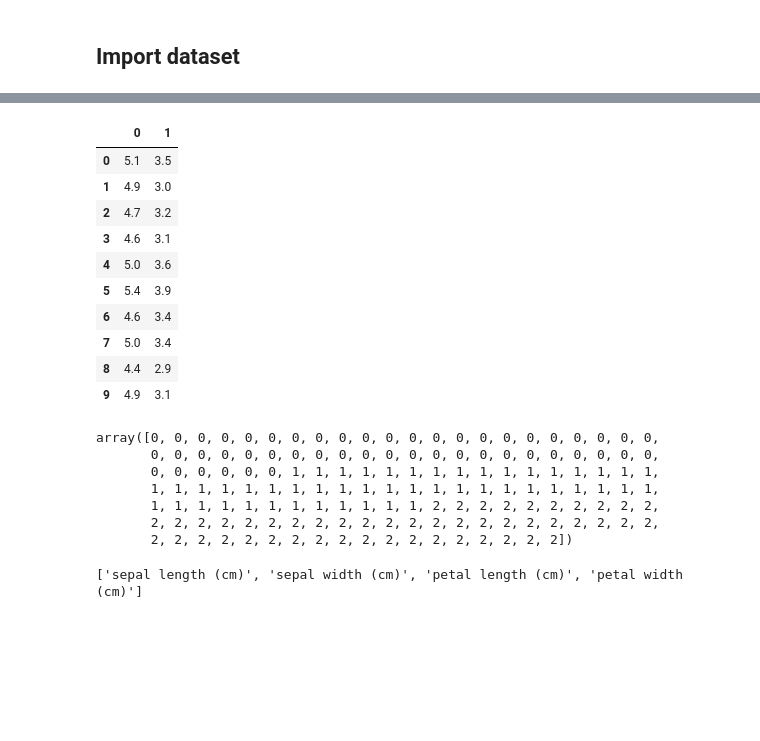
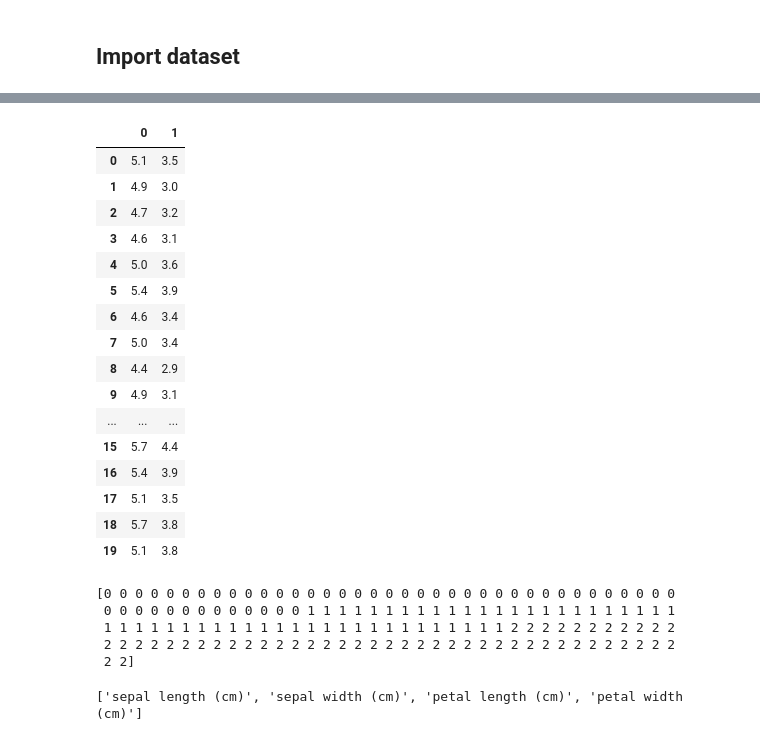
Before and after one commit to MahdiMashayekhi-AI/Machine-Learning-Projects, a Jupyter notebook: Iris-Classification-Project/Iris_Classification_Project.ipynb, the cells around one changed output, grey strips where cells are left out. Saved outputs shown, nothing was run; the diff lists cells and outputs as text; code cells hidden in the pictures; blank space fills up the shorter version.

```diff
--- a/Iris-Classification-Project/Iris_Classification_Project.ipynb
+++ b/Iris-Classification-Project/Iris_Classification_Project.ipynb
@@ -17,27 +51,31 @@ y = dataset.target
 # %%
-pd.DataFrame(X).head(10)
+pd.DataFrame(X).head(20)
 # %% [output]
 |  | 0 | 1 |
 | 0 | 5.1 | 3.5 |
 | 1 | 4.9 | 3.0 |
 | 2 | 4.7 | 3.2 |
 | 3 | 4.6 | 3.1 |
 | 4 | 5.0 | 3.6 |
 | 5 | 5.4 | 3.9 |
 | 6 | 4.6 | 3.4 |
 | 7 | 5.0 | 3.4 |
 | 8 | 4.4 | 2.9 |
 | 9 | 4.9 | 3.1 |
+| ... | ... | ... |
+| 15 | 5.7 | 4.4 |
+| 16 | 5.4 | 3.9 |
+| 17 | 5.1 | 3.5 |
+| 18 | 5.7 | 3.8 |
+| 19 | 5.1 | 3.8 |
-# %%
-y
-# %% [output]
-array([0, 0, 0, 0, 0, 0, 0, 0, 0, 0, 0, 0, 0, 0, 0, 0, 0, 0, 0, 0, 0, 0,
-       0, 0, 0, 0, 0, 0, 0, 0, 0, 0, 0, 0, 0, 0, 0, 0, 0, 0, 0, 0, 0, 0,
-       0, 0, 0, 0, 0, 0, 1, 1, 1, 1, 1, 1, 1, 1, 1, 1, 1, 1, 1, 1, 1, 1,
-       1, 1, 1, 1, 1, 1, 1, 1, 1, 1, 1, 1, 1, 1, 1, 1, 1, 1, 1, 1, 1, 1,
-       1, 1, 1, 1, 1, 1, 1, 1, 1, 1, 1, 1, 2, 2, 2, 2, 2, 2, 2, 2, 2, 2,
-       2, 2, 2, 2, 2, 2, 2, 2, 2, 2, 2, 2, 2, 2, 2, 2, 2, 2, 2, 2, 2, 2,
-       2, 2, 2, 2, 2, 2, 2, 2, 2, 2, 2, 2, 2, 2, 2, 2, 2, 2])
+# %%
+print(y)
+# %% [output]
+[0 0 0 0 0 0 0 0 0 0 0 0 0 0 0 0 0 0 0 0 0 0 0 0 0 0 0 0 0 0 0 0 0 0 0 0 0
+ 0 0 0 0 0 0 0 0 0 0 0 0 0 1 1 1 1 1 1 1 1 1 1 1 1 1 1 1 1 1 1 1 1 1 1 1 1
+ 1 1 1 1 1 1 1 1 1 1 1 1 1 1 1 1 1 1 1 1 1 1 1 1 1 1 2 2 2 2 2 2 2 2 2 2 2
+ 2 2 2 2 2 2 2 2 2 2 2 2 2 2 2 2 2 2 2 2 2 2 2 2 2 2 2 2 2 2 2 2 2 2 2 2 2
+ 2 2]
 # %%
 print(dataset.feature_names)
 # %% [output]
```
Also changed, not shown: parts of 16 cells of this notebook, 1 other file.
